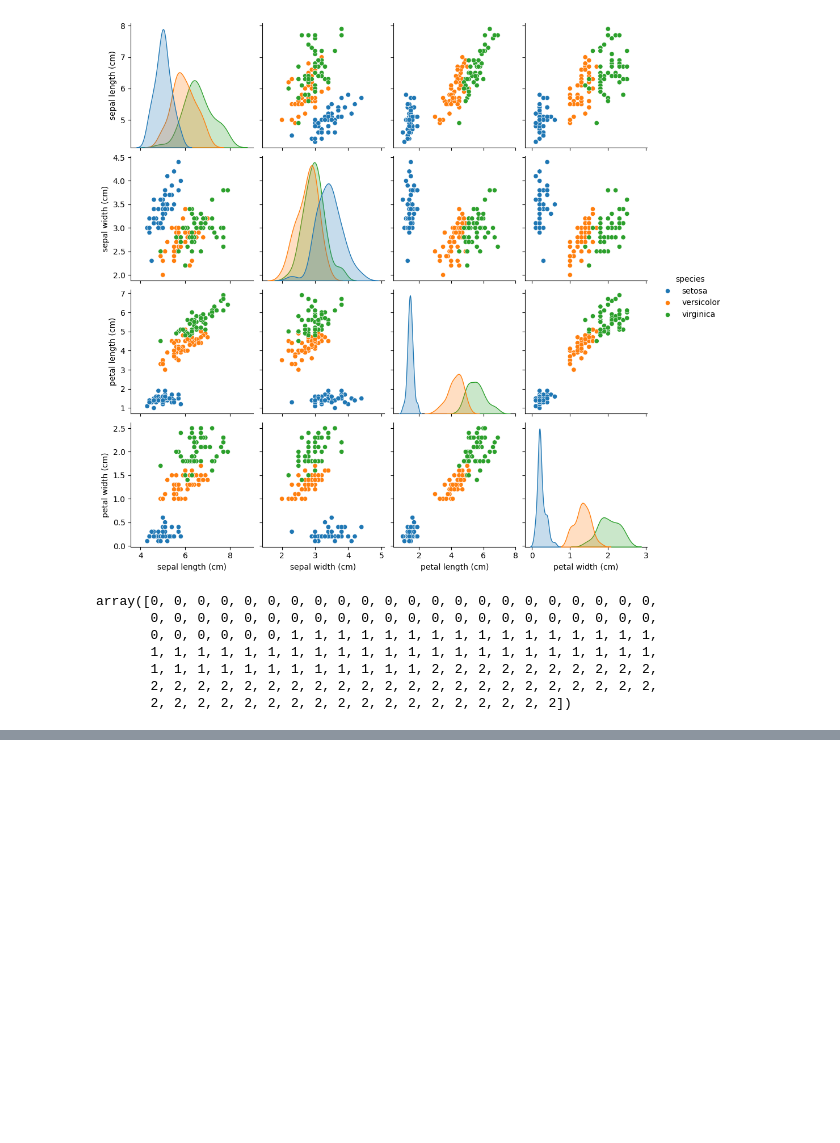
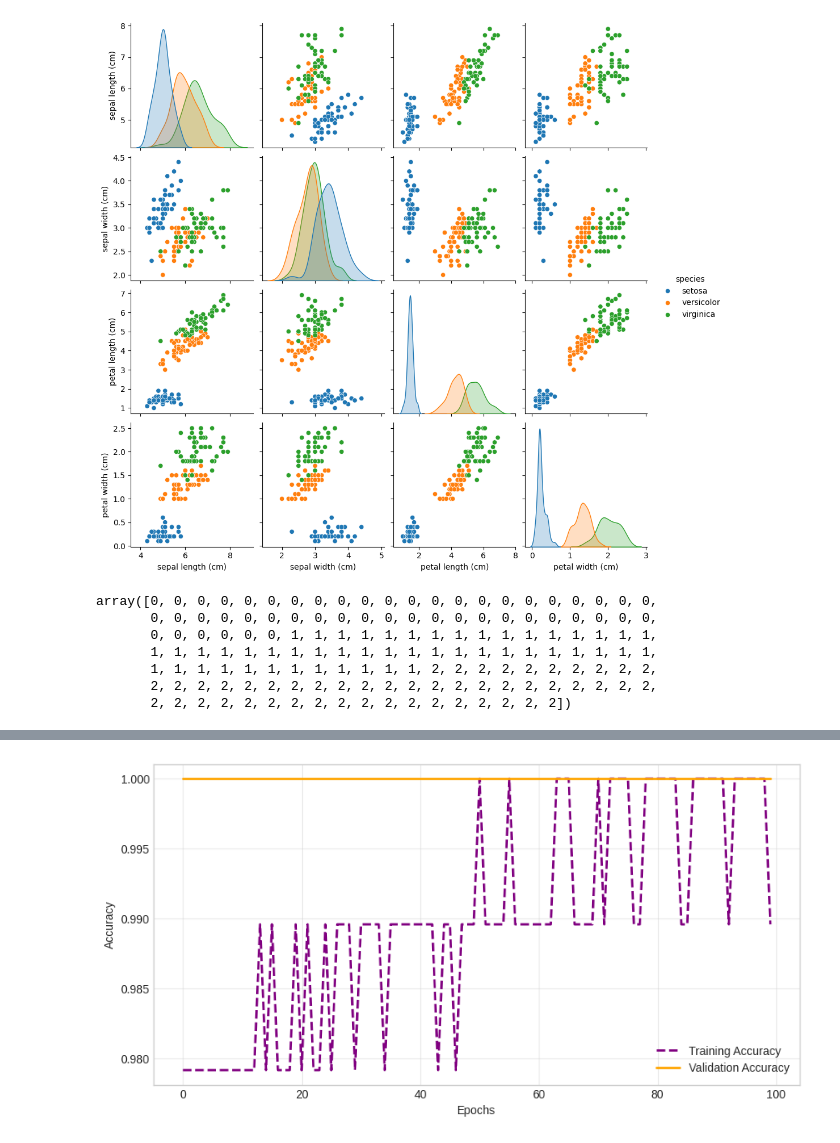
Before and after one commit to Sathvara-Amitkumar/ANN_DL, a Jupyter notebook: iris_prediction.ipynb, the cells around one changed output, grey strips where cells are left out. Saved outputs shown, nothing was run; the diff lists cells and outputs as text; code cells hidden in the pictures; blank space fills up the shorter version.

```diff
--- a/iris_prediction.ipynb
+++ b/iris_prediction.ipynb
@@ -100,0 +210,12 @@ array([0, 0, 0, 0, 0, 0, 0, 0, 0, 0, 0, 0, 0, 0, 0, 0, 0, 0, 0, 0, 0, 0,
+# %%
+# Optimized Accuracy Chart
+plt.figure(figsize=(10, 5))
+plt.plot(history.history['accuracy'], label='Training Accuracy', linestyle='--', color='purple', linewidth=2)
+plt.plot(history.history['val_accuracy'], label='Validation Accuracy', linestyle='-', color='orange', linewidth=2)
+plt.xlabel('Epochs')
+plt.ylabel('Accuracy')
+plt.legend(loc='lower right')
+plt.grid(True, alpha=0.4)
+plt.show()
+# %% [output]
+[figure, added]
```
Also changed, not shown: parts of 17 cells of this notebook.
